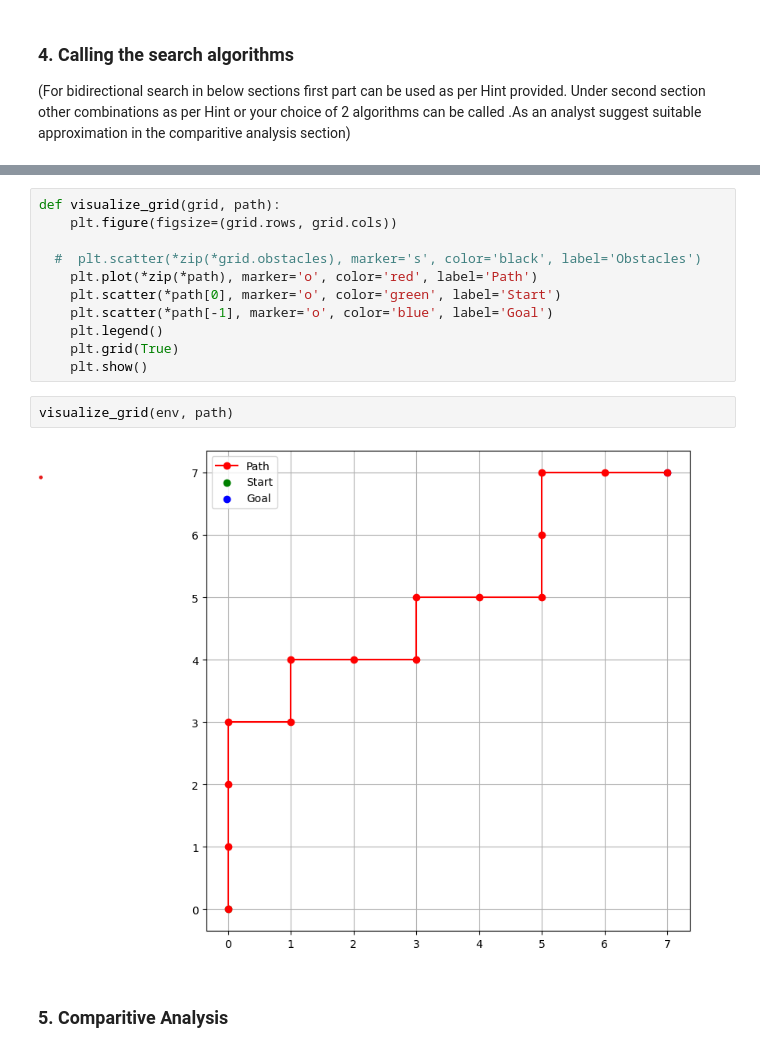
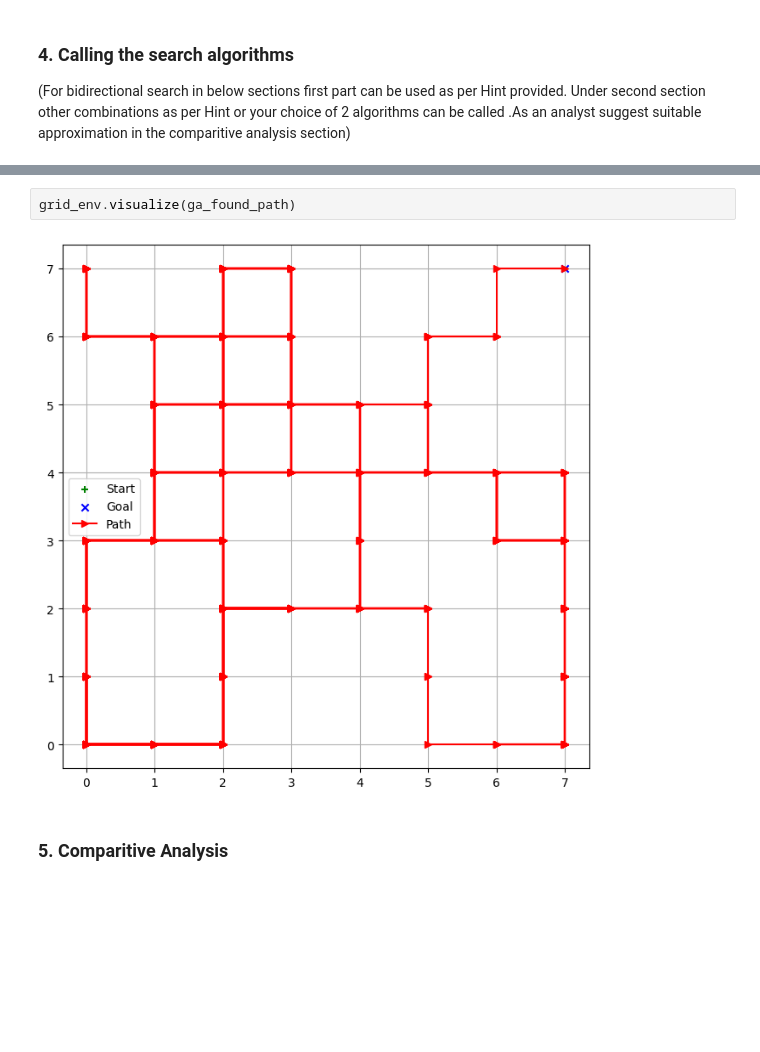
Before and after one commit to vatsaaa/mtech, a Jupyter notebook: semester_1/03_assignments/aci/ACI_ASSIGNMENT_1/ipynb/ACI_Assignment_1_SolutionTemplate_PS_1.ipynb, the cells around one changed output, grey strips where cells are left out. Drawn from its saved outputs; the diff is of its cells as text; blank space fills up the shorter version.

```diff
--- a/semester_1/03_assignments/aci/ACI_ASSIGNMENT_1/ipynb/ACI_Assignment_1_SolutionTemplate_PS_1.ipynb
+++ b/semester_1/03_assignments/aci/ACI_ASSIGNMENT_1/ipynb/ACI_Assignment_1_SolutionTemplate_PS_1.ipynb
@@ -404,18 +387,7 @@ Memory usage: 0.2578125 KB
-# %%
-def visualize_grid(grid, path):
-    plt.figure(figsize=(grid.rows, grid.cols))
-
-  #  plt.scatter(*zip(*grid.obstacles), marker='s', color='black', label='Obstacles')
-    plt.plot(*zip(*path), marker='o', color='red', label='Path')
-    plt.scatter(*path[0], marker='o', color='green', label='Start')
-    plt.scatter(*path[-1], marker='o', color='blue', label='Goal')
-    plt.legend()
-    plt.grid(True)
-    plt.show()
-# %%
-visualize_grid(env, path)
-# %% [markdown]
-![image.png](attachment:image.png)
+# %%
+grid_env.visualize(ga_found_path)
+# %% [output]
+[figure, added]
 # %% [markdown]
 ### 5.	Comparitive Analysis
 # %%
```
Also changed, not shown: parts of 6 cells of this notebook.
